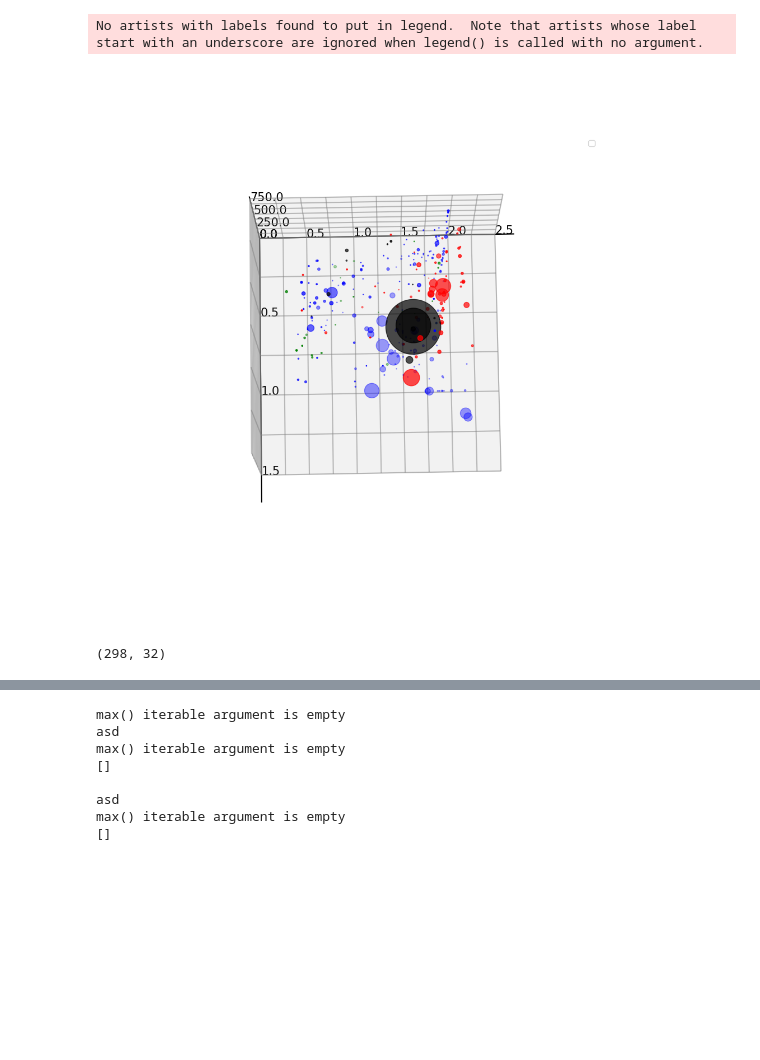
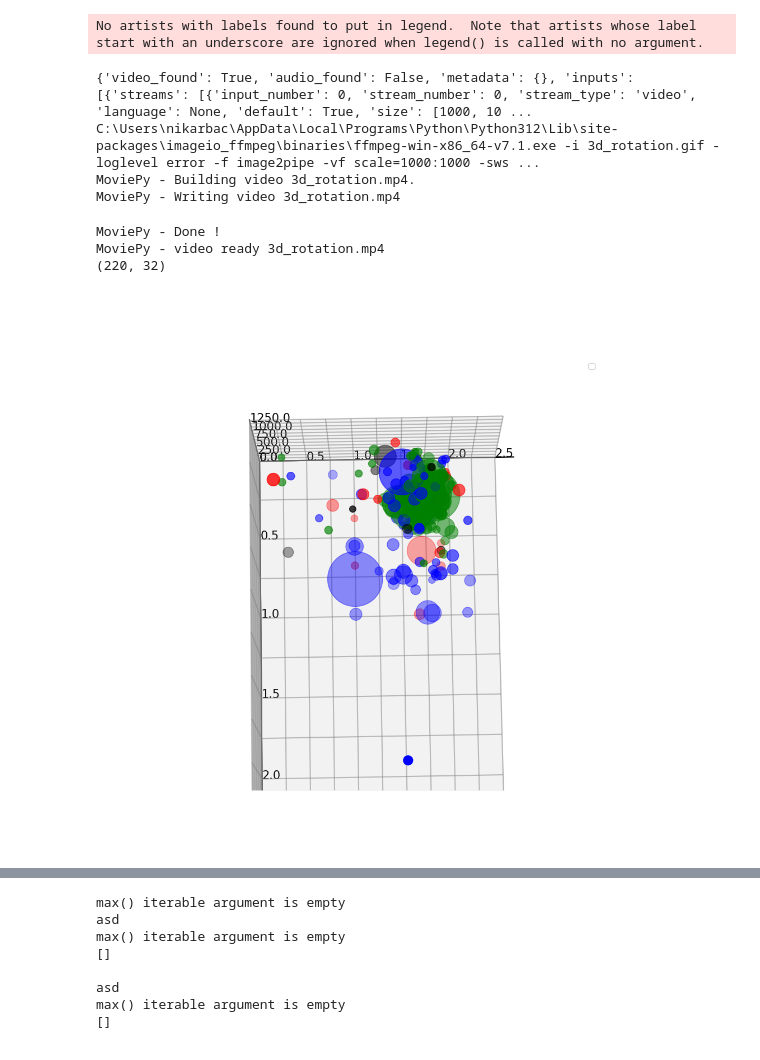
Before and after one commit to NKa1409/UVenture, a Jupyter notebook: AuswertungRotierenderPlotGut.ipynb, the cells around one changed output, grey strips where cells are left out. Drawn from its saved outputs; the diff is of its cells as text; code cells hidden in the pictures; blank space fills up the shorter version.

```diff
--- a/AuswertungRotierenderPlotGut.ipynb
+++ b/AuswertungRotierenderPlotGut.ipynb
@@ -104,7 +104,7 @@ def plot_kde_subset(ax, x_subset, y_subset, weights, label, color="red", proport
     ax.contourf(xx, yy, density, levels=[density_threshold, density.max()], alpha=0.3, colors=color)
 # %%
 def get_cleaned_lists(l1, l2, size_list, subset_list, point_info, defined_subset_colors=True):
-    size_multiplicator = 500
+    size_multiplicator = 100
     if not len(l1) == len(l2):
         print("Length of the two provided lists is not the same!")
         print(l1)
@@ -225,7 +225,7 @@ def insert_interactive_scatter(ax, x, y, info, colors, sizes):
         sel.annotation.get_bbox_patch().set(fc="white", alpha=0.6)
 # %%
 #filename = "V://005 Mitarbeiter-aktuell//Karbach//Backups//ResultsUVenture//Shark_10_07_24_Spritzenfilter_1//SUMMARY.txt"
-filename = "U://MyFolder//MONOTONS//GithubUVenture//UVenture-20240520_Tested1//webserver_save//results//NK240815_ACROSSSequenz_ACROSS35_1//SUMMARY.txt"
+filename = "U://MyFolder//MONOTONS//GithubUVenture//UVenture-20240520_Tested1//webserver_save//results//05Dec2024_PAMPain2_neg_20241008_ISP_OH_O3_NO//SUMMARY.txt"
 with open(filename, "r") as f:
     lines = f.readlines()
     for line in range(len(lines)):
@@ -1001,41 +999,47 @@ def draw_static_axes():
     xz_plane = [[0, 0, 0], [(X_xy[-1][-1]), 0, 0], [(X_xy[-1][-1]), (Y_xy[-1][-1]), 0], [0, (Y_xy[-1][-1]), 0]]
     # Add the panes as translucent polygons
     xz_pane = Poly3DCollection([xz_plane], alpha=0.1, color='gray')
     ax.add_collection3d(xz_pane)
     xy_pane = Poly3DCollection([xy_plane], alpha=0.1, color='gray')
     ax.add_collection3d(xy_pane)
     yz_pane = Poly3DCollection([yz_plane], alpha=0.1, color='gray')
     ax.add_collection3d(yz_pane)
 
     return ax
 
 static_axes = draw_static_axes()
 
 # Function to update the view angle
 def update(frame):
     ax.view_init(elev=-10+(90*(frame/1080)), azim=frame)  # Rotate azimuth
     return ax,
 
 # Create the animation
 frames = 1080# Number of frames for a full rotation
 ani = FuncAnimation(fig, update, frames=frames, interval=30, blit=False)
 
 # Save the animation as a video file (requires ffmpeg or pillow)
 save_as_gif = True  # Set to False if you want an MP4
-if save_as_gif:
-    ani.save('3d_rotation.gif', writer=PillowWriter(fps=40))
-else:
-    writervideo = FFMpegWriter(fps=30)
-    ani.save('3d_rotation.mp4', writer=writervideo)
 
+ani.save('3d_rotation.gif', writer=PillowWriter(fps=40))
 
-plt.show()
+import moviepy as mp
+clip = mp.VideoFileClip("3d_rotation.gif")
+clip.write_videofile("3d_rotation.mp4")
+import os
+os.remove("3d_rotation.gif")
 
 print(df.shape)
 # %% [output]
 No artists with labels found to put in legend.  Note that artists whose label start with an underscore are ignored when legend() is called with no argument.
+{'video_found': True, 'audio_found': False, 'metadata': {}, 'inputs': [{'streams': [{'input_number': 0, 'stream_number': 0, 'stream_type': 'video', 'language': None, 'default': True, 'size': [1000, 10 ...
+C:\Users\nikarbac\AppData\Local\Programs\Python\Python312\Lib\site-packages\imageio_ffmpeg\binaries\ffmpeg-win-x86_64-v7.1.exe -i 3d_rotation.gif -loglevel error -f image2pipe -vf scale=1000:1000 -sws ...
+MoviePy - Building video 3d_rotation.mp4.
+MoviePy - Writing video 3d_rotation.mp4
+MoviePy - Done !
+MoviePy - video ready 3d_rotation.mp4
+(220, 32)
-[figure, old version]
+[figure, new version]
-(298, 32)
 # %%
 fig, ax = plt.subplots(nrows=1, ncols=1, figsize=[5,3], layout="tight")
 fig.suptitle("Plots of NTA")
```
Also changed, not shown: parts of 18 cells of this notebook, 8 other files.
